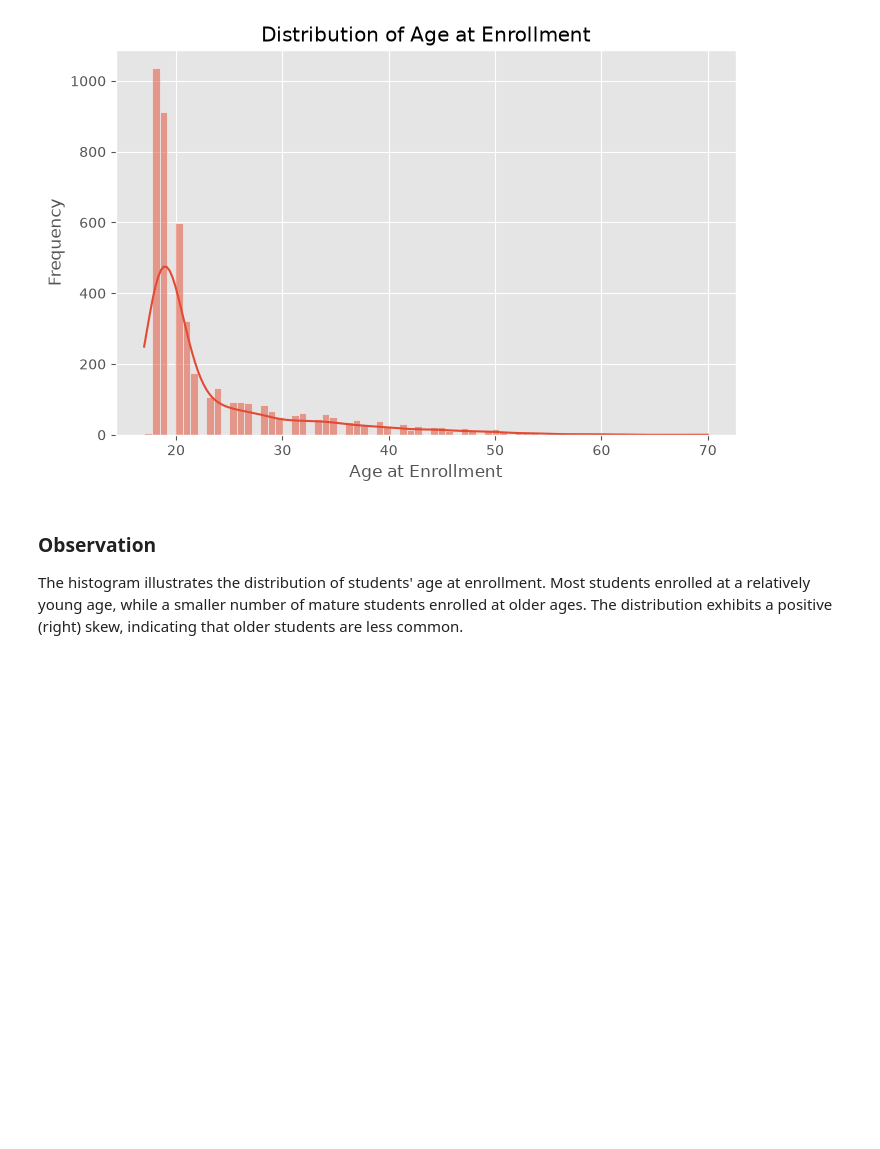
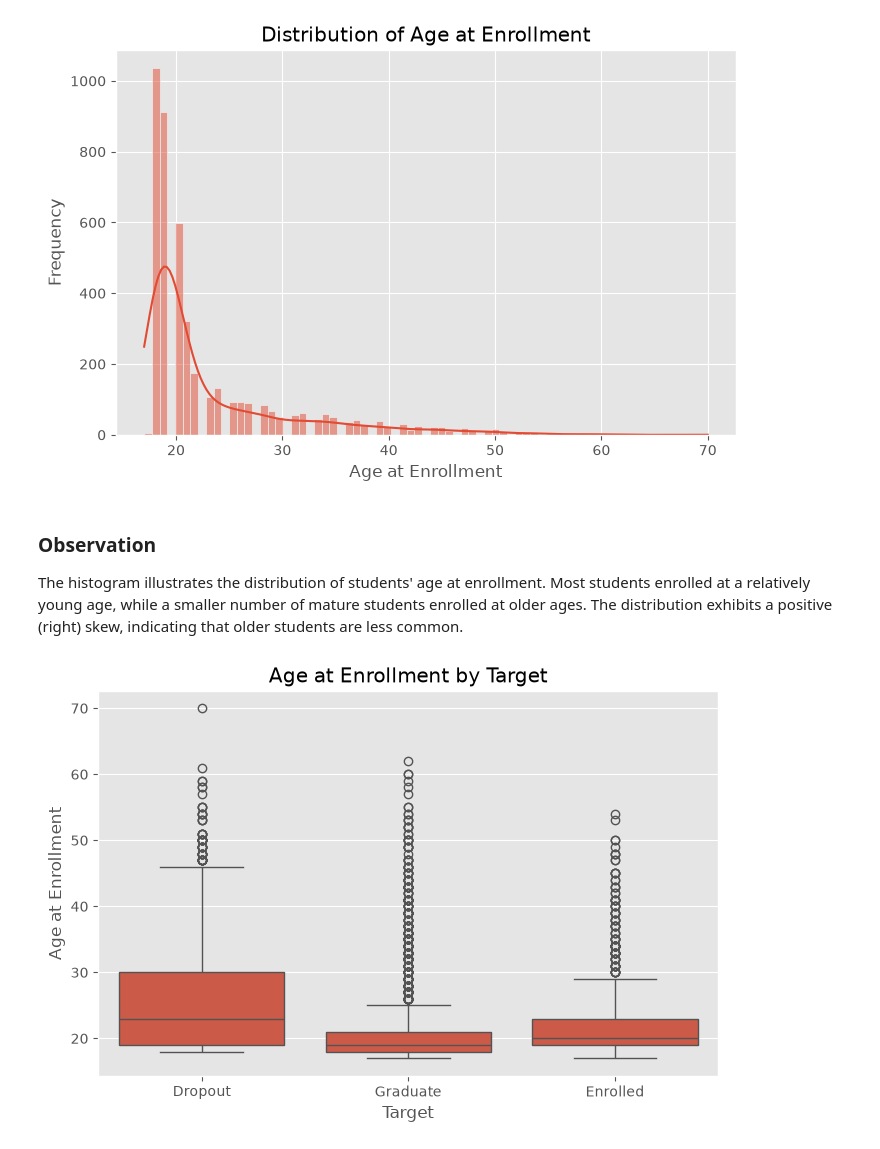
Before and after one commit to code-silence/student-dropout-prediction-research, a Jupyter notebook: notebooks/01_EDA.ipynb, the cells around one changed output. Saved outputs shown, nothing was run; the diff lists cells and outputs as text; code cells hidden in the pictures; blank space fills up the shorter version.

```diff
--- a/notebooks/01_EDA.ipynb
+++ b/notebooks/01_EDA.ipynb
@@ -257,3 +257,21 @@ plt.show()
 ### Observation
 
 The histogram illustrates the distribution of students' age at enrollment. Most students enrolled at a relatively young age, while a smaller number of mature students enrolled at older ages. The distribution exhibits a positive (right) skew, indicating that older students are less common.
+# %%
+plt.figure(figsize=(8, 5))
+
+sns.boxplot(
+    data=df,
+    x="Target",
+    y="Age at enrollment"
+)
+
+plt.title("Age at Enrollment by Target")
+plt.xlabel("Target")
+plt.ylabel("Age at Enrollment")
+
+plt.savefig("../results/eda/age_boxplot.png", dpi=300, bbox_inches="tight")
+
+plt.show()
+# %% [output]
+[figure, added]
```
Also changed, not shown: parts of 13 cells of this notebook, 12 other files.
